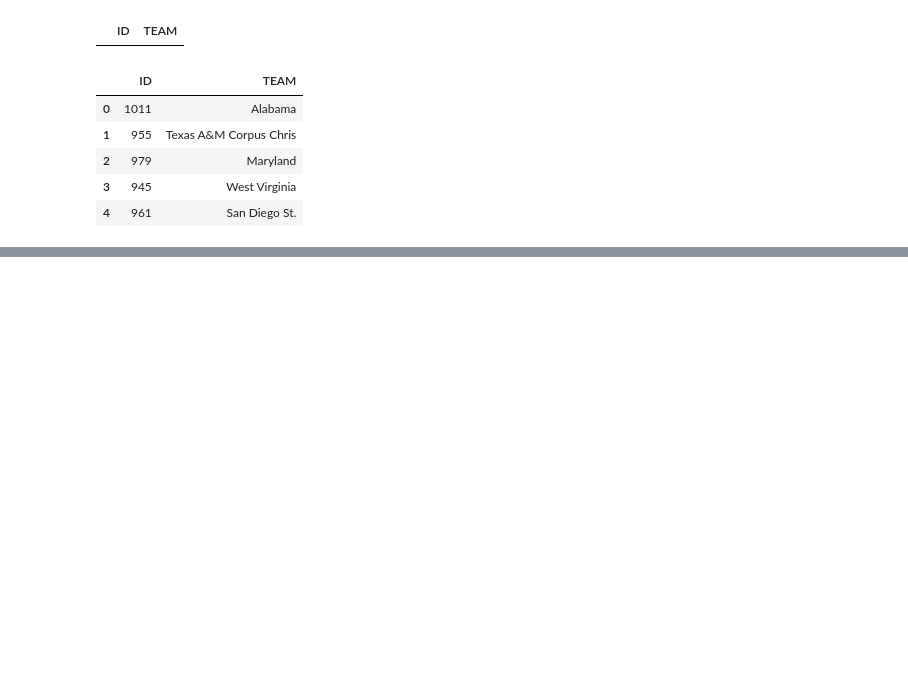
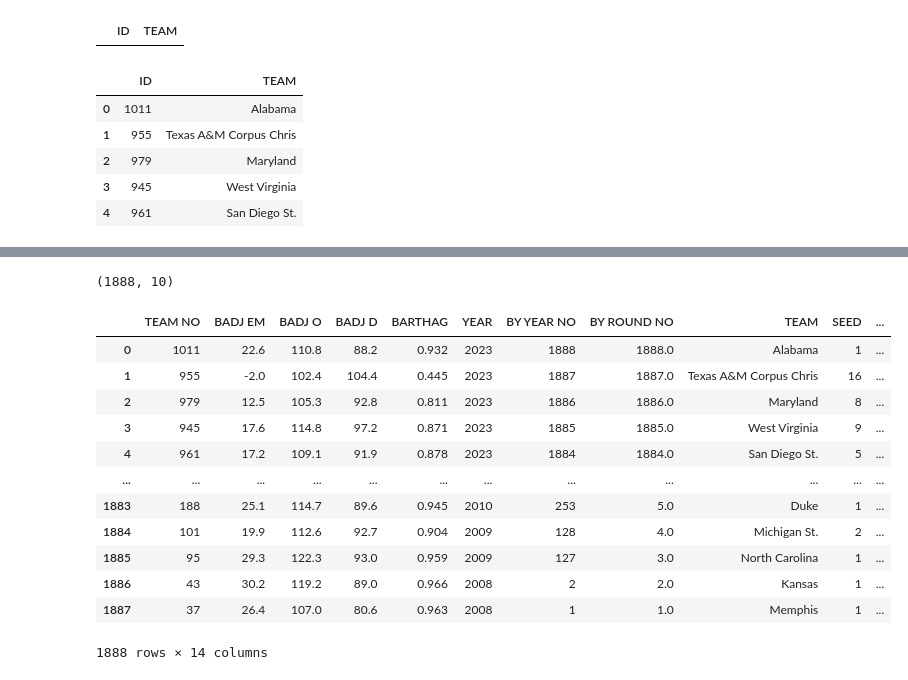
Before and after one commit to jaynebottarini/csci467-semester-proj, a Jupyter notebook: data_sorting.ipynb, the cells around one changed output, grey strips where cells are left out. Saved outputs shown, nothing was run; the diff lists cells and outputs as text; code cells hidden in the pictures; blank space fills up the shorter version.

```diff
--- a/logistic_reg.ipynb
+++ b/data_sorting.ipynb
@@ -140,3 +140,10 @@ team_id.head()
 | 2 | 979 | Maryland |
 | 3 | 945 | West Virginia |
 | 4 | 961 | San Diego St. |
+# %%
+matchups = pd.concat([round_64, round_32], ignore_index = True, sort = False)
+matchups = pd.concat([matchups, sweet_16], ignore_index = True, sort = False)
+matchups = pd.concat([matchups, elite_8], ignore_index = True, sort = False)
+matchups = pd.concat([matchups, final_4], ignore_index = True, sort = False)
+matchups = pd.concat([matchups, finals], ignore_index = True, sort = False)
+matchups = pd.concat([matchups, nothing], ignore_index = True, sort = False)
@@ -142,0 +161,10 @@ team_id.head()
+# %%
+matchups.shape
+# %% [output]
+(1888, 10)
+# %%
+# Statistics for every tournament team's away and neutral games combined since 2008 from https://www.barttorvik.com/#. The ranks of every statistic are ranked out of all Division I College Basketball Teams.
+bart_an = pd.read_csv("mm_data\Barttorvik Away-Neutral.csv")
+# %%
+bart_an_subset = bart_an[["TEAM NO", "BADJ EM", "BADJ O", "BADJ D", "BARTHAG"]]
+matchups = pd.merge(bart_an_subset, matchups, on="TEAM NO", how='right')
@@ -142,0 +175,16 @@ team_id.head()
+# %%
+display(matchups)
+# %% [output]
+|  | TEAM NO | BADJ EM | BADJ O | BADJ D | BARTHAG | YEAR | BY YEAR NO | BY ROUND NO | TEAM | SEED | ... |
+| 0 | 1011 | 22.6 | 110.8 | 88.2 | 0.932 | 2023 | 1888 | 1888.0 | Alabama | 1 | ... |
+| 1 | 955 | -2.0 | 102.4 | 104.4 | 0.445 | 2023 | 1887 | 1887.0 | Texas A&M Corpus Chris | 16 | ... |
+| 2 | 979 | 12.5 | 105.3 | 92.8 | 0.811 | 2023 | 1886 | 1886.0 | Maryland | 8 | ... |
+| 3 | 945 | 17.6 | 114.8 | 97.2 | 0.871 | 2023 | 1885 | 1885.0 | West Virginia | 9 | ... |
+| 4 | 961 | 17.2 | 109.1 | 91.9 | 0.878 | 2023 | 1884 | 1884.0 | San Diego St. | 5 | ... |
+| ... | ... | ... | ... | ... | ... | ... | ... | ... | ... | ... | ... |
+| 1883 | 188 | 25.1 | 114.7 | 89.6 | 0.945 | 2010 | 253 | 5.0 | Duke | 1 | ... |
+| 1884 | 101 | 19.9 | 112.6 | 92.7 | 0.904 | 2009 | 128 | 4.0 | Michigan St. | 2 | ... |
+| 1885 | 95 | 29.3 | 122.3 | 93.0 | 0.959 | 2009 | 127 | 3.0 | North Carolina | 1 | ... |
+| 1886 | 43 | 30.2 | 119.2 | 89.0 | 0.966 | 2008 | 2 | 2.0 | Kansas | 1 | ... |
+| 1887 | 37 | 26.4 | 107.0 | 80.6 | 0.963 | 2008 | 1 | 1.0 | Memphis | 1 | ... |
+1888 rows × 14 columns
```
Also changed, not shown: parts of 21 cells of this notebook, 2 other files.
